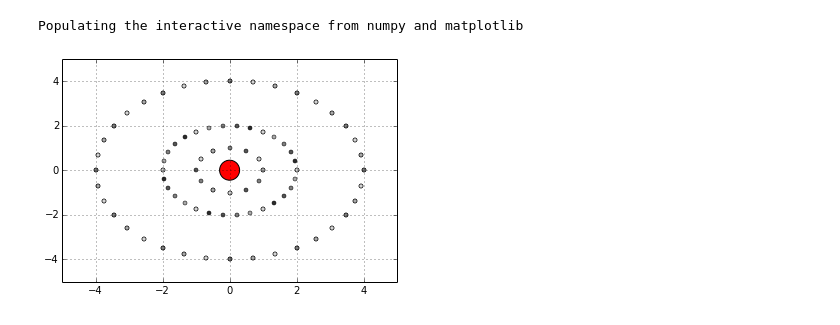
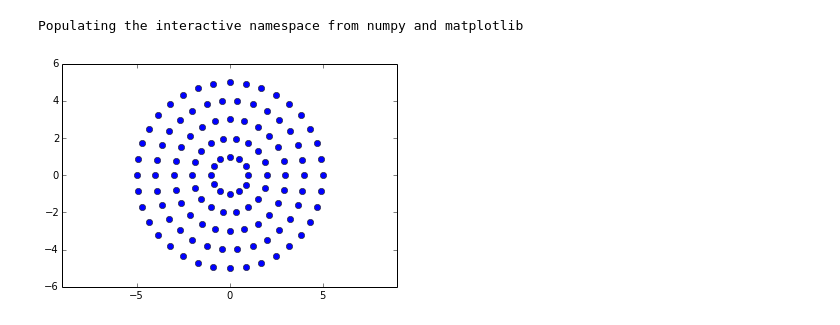
Before and after one commit to abardess/PHYS202-S14, a Jupyter notebook: MergingGalaxies.ipynb, the cells around one changed output. Saved outputs shown, nothing was run; the diff lists cells and outputs as text; code cells hidden in the pictures.

```diff
--- a/MergingGalaxies.ipynb
+++ b/MergingGalaxies.ipynb
@@ -86,21 +34,21 @@ def gal_movement(dis_gal, t, aR, aphi):
-# %%
-t = np.arange(0., 6., 1)
-ring1 = create_star_field(3, 1, 0, 3 * np.pi / 2, 0, 0)
-ring2 = create_star_field(6, 2, 0, 2 * np.pi / 5, 0, 0)
-ring3 = create_star_field(12, 4, 0, np.pi / 18, 0, 0)
-field_movement(ring1, t, 0)
-field_movement(ring2, t, 0)
-field_movement(ring3, t, 0)
-
-
-#dis_gal = [10, np.pi / 3, -2, -np.pi / 3, 2] #creates a galaxy at (R, phi) with velcity (vR, vphi) and mass S = 4
-#gal_movement(dis_gal, t, 0, 0)
-
-plt.scatter(0, 0, s=400, c = 'r')
-plt.grid()
-plt.show()
-# %% [output]
-[figure, removed]
+# %%
+ring1 = create_star_field(12, 1, 0, np.pi / 6)
+ring2 = create_star_field(18, 2, 0, np.pi / 6)
+ring3 = create_star_field(24, 3, 0, np.pi / 6)
+ring4 = create_star_field(30, 4, 0, np.pi / 6)
+ring5 = create_star_field(36, 5, 0, np.pi / 6)
+
+rings = [ring1, ring2, ring3, ring4, ring5]
+for ring in rings:                                  #plots the positions of each star in each ring
+    x = []
+    y = []
+    for star in ring:
+        x.append(star[0] * np.cos(star[1]))
+        y.append(star[0] * np.sin(star[1]))
+    plt.axis("equal")
+    plt.plot(x, y, 'bo')
+# %% [output]
+[figure, added]
 # %%
 def three_body(current_locals, t):
     """
```
Also changed, not shown: parts of 4 cells of this notebook.
